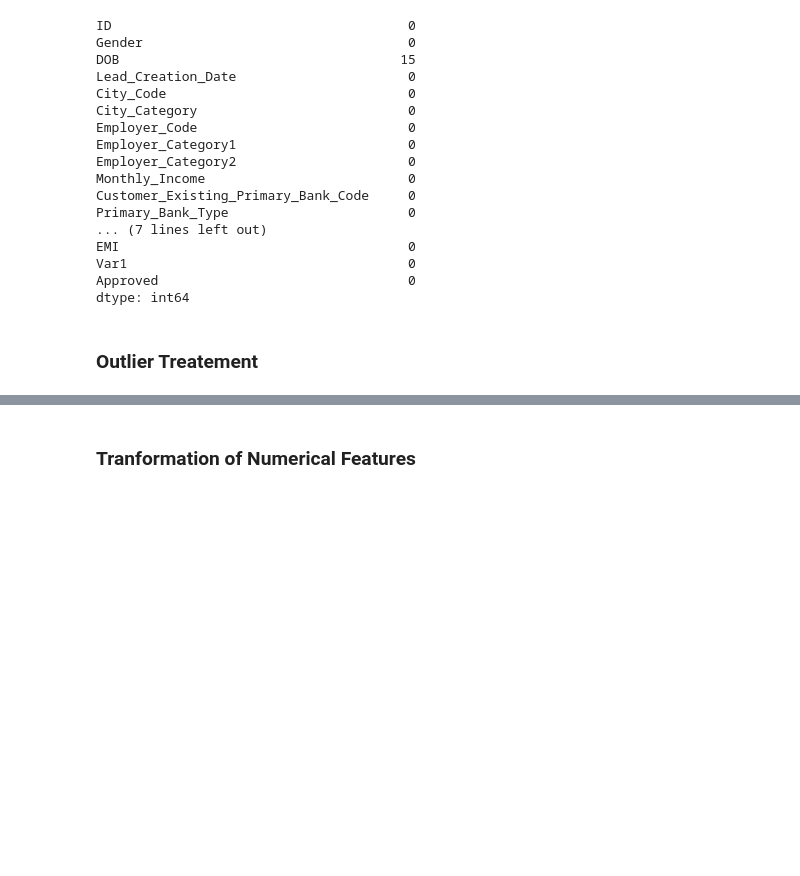
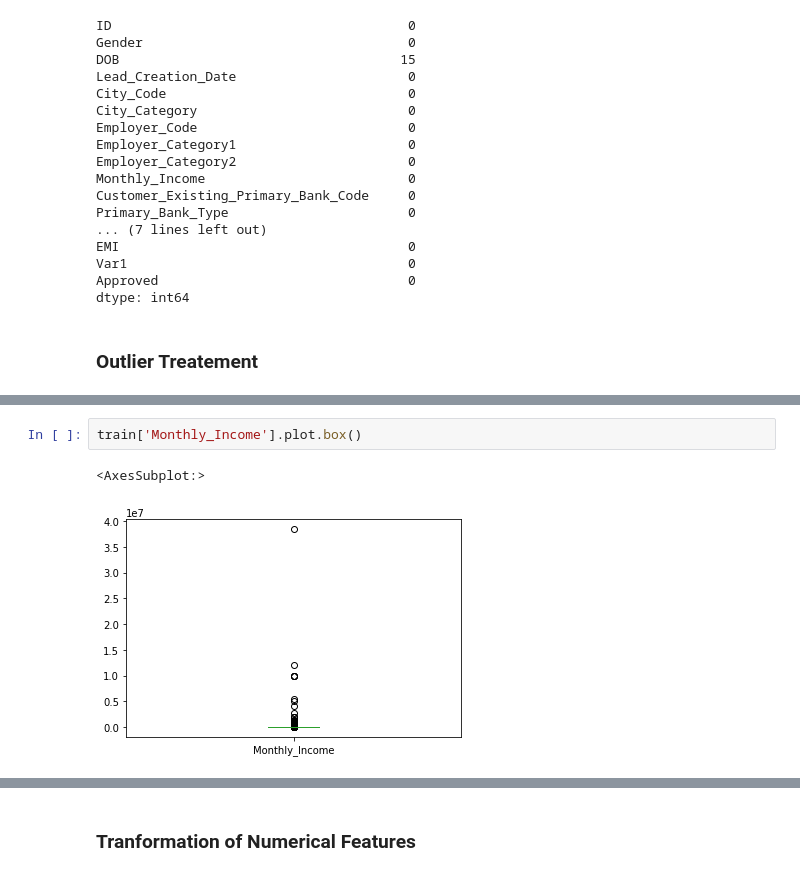
Before and after one commit to KunaalNaik/Python_Data_Science_Course, a Jupyter notebook: 2 - Pandas/4 Pandas Case Study/Case Study Merge Missing Data/c2_leads_MissingData_package_inclass_5Mar2022.ipynb, the cells around one changed output, grey strips where cells are left out. Cells and saved outputs as stored; diff of their text form; blank space fills up the shorter version.

```diff
--- a/2 - Pandas/4 Pandas Case Study/Case Study Merge Missing Data/c2_leads_MissingData_package_inclass_5Mar2022.ipynb
+++ b/2 - Pandas/4 Pandas Case Study/Case Study Merge Missing Data/c2_leads_MissingData_package_inclass_5Mar2022.ipynb
@@ -336,0 +199,5 @@ dtype: int64
+# %%
+train['Monthly_Income'].plot.box()
+# %% [output]
+<AxesSubplot:>
+[figure, added]
```
Also changed, not shown: parts of 33 cells of this notebook, 10 other files.
